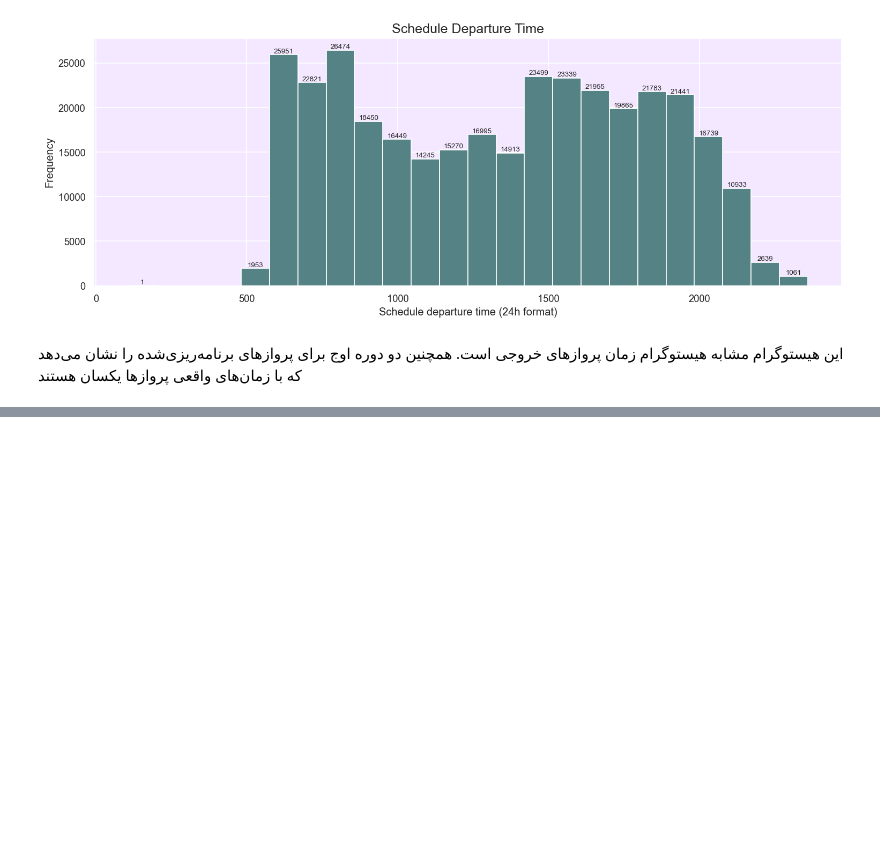
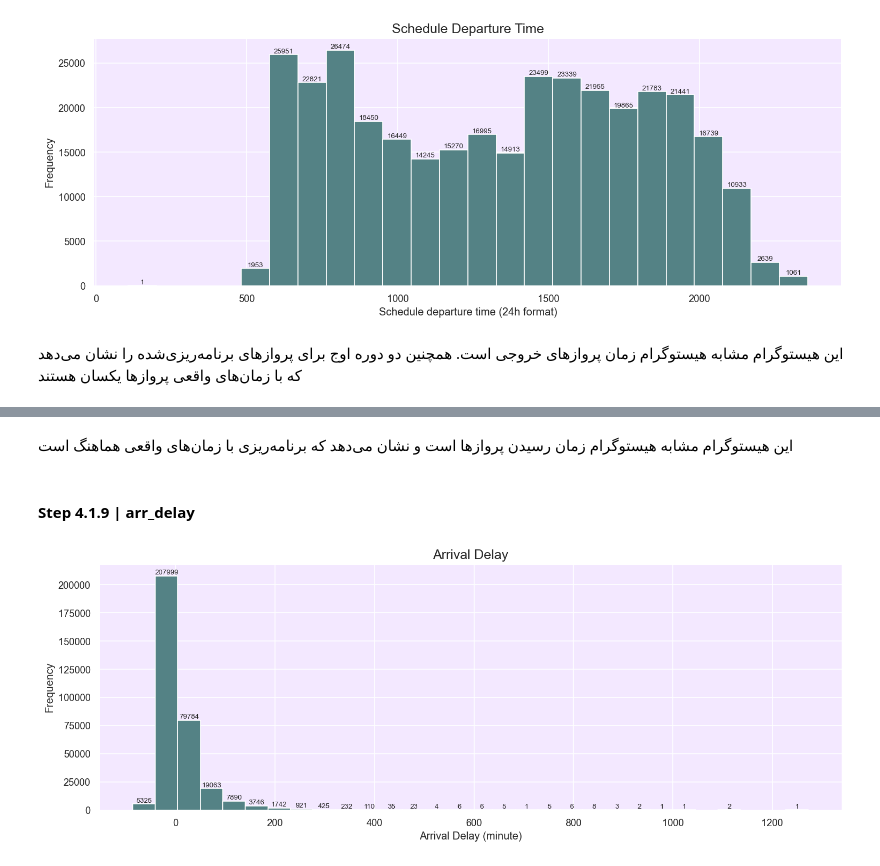
Before and after one commit to ar3haa/EDA-Preprocessing-For-Flights-Data, a Jupyter notebook: data_analysis_for _flights_data.ipynb, the cells around one changed output, grey strips where cells are left out. Cells and saved outputs as stored; diff of their text form; code cells hidden in the pictures; blank space fills up the shorter version.

```diff
--- a/data_analysis_for _flights_data.ipynb
+++ b/data_analysis_for _flights_data.ipynb
@@ -167,0 +190,8 @@ plot_hist(df['sched_dep_time'],bins=24,title='Schedule Departure Time' , xlabel=
+# %% [markdown]
+این هیستوگرام مشابه هیستوگرام زمان رسیدن پروازها است و نشان می‌دهد که برنامه‌ریزی با زمان‌های واقعی هماهنگ است
+# %% [markdown]
+#### Step 4.1.9 | arr_delay
+# %%
+plot_hist(df['arr_delay'].dropna(),bins=30 , title='Arrival Delay' , xlabel='Arrival Delay (minute)')
+# %% [output]
+[figure, added]
```
Also changed, not shown: parts of 33 cells of this notebook.
